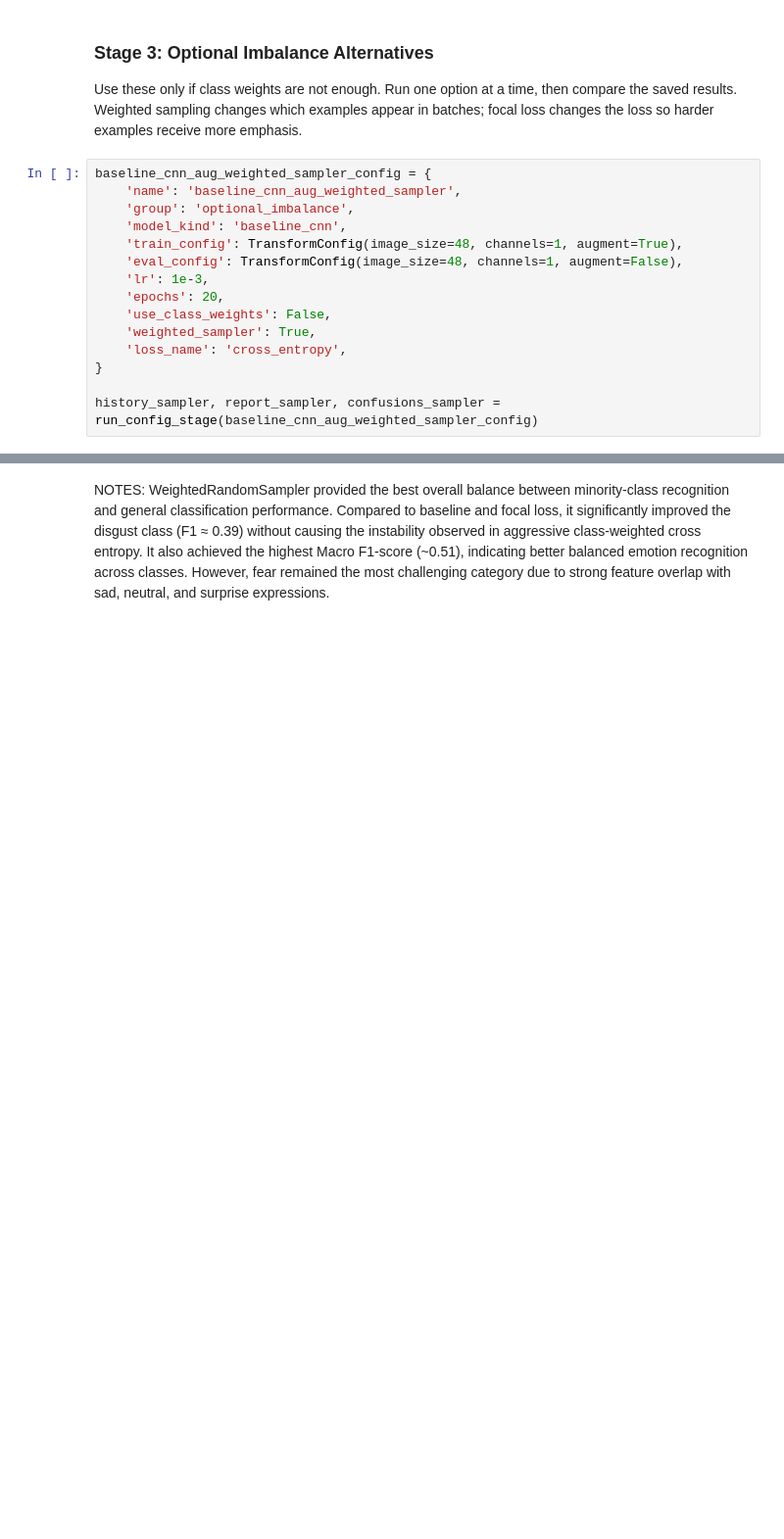
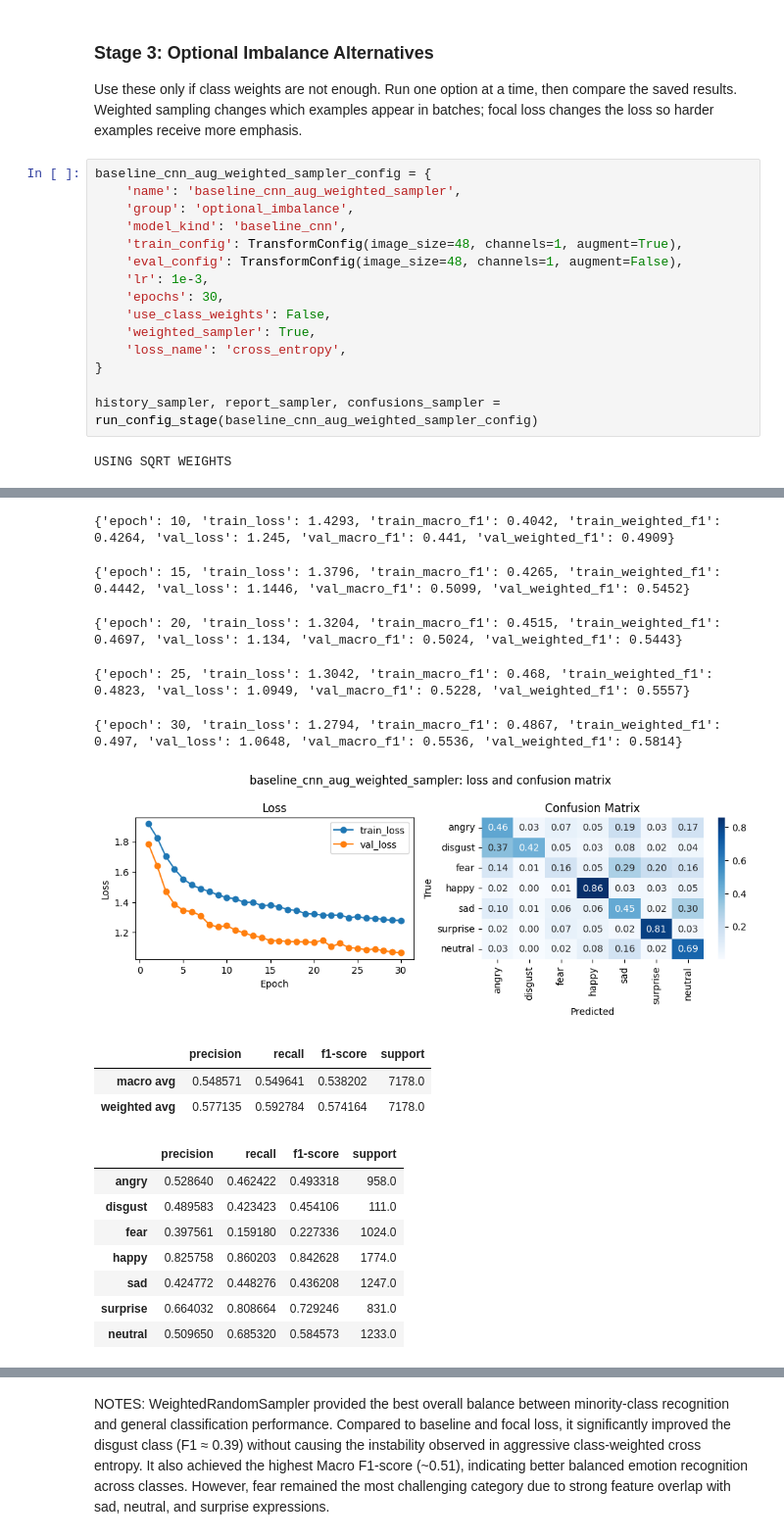
Before and after one commit to zsykk/DL-final-project, a Jupyter notebook: notebooks/02_train_experiments.ipynb, the cells around one changed output, grey strips where cells are left out. Shown at 98% size. Saved outputs shown, nothing was run; the diff lists cells and outputs as text; blank space fills up the shorter version.

```diff
--- a/notebooks/02_train_experiments.ipynb
+++ b/notebooks/02_train_experiments.ipynb
@@ -261,10 +339,12 @@ baseline_cnn_aug_weighted_sampler_config = {
     'train_config': TransformConfig(image_size=48, channels=1, augment=True),
     'eval_config': TransformConfig(image_size=48, channels=1, augment=False),
     'lr': 1e-3,
-    'epochs': 20,
+    'epochs': 30,
     'use_class_weights': False,
     'weighted_sampler': True,
     'loss_name': 'cross_entropy',
 }
 
 history_sampler, report_sampler, confusions_sampler = run_config_stage(baseline_cnn_aug_weighted_sampler_config)
+# %% [output]
+USING SQRT WEIGHTS
@@ -270,0 +352,17 @@ history_sampler, report_sampler, confusions_sampler = run_config_stage(baseline_
+{'epoch': 10, 'train_loss': 1.4293, 'train_macro_f1': 0.4042, 'train_weighted_f1': 0.4264, 'val_loss': 1.245, 'val_macro_f1': 0.441, 'val_weighted_f1': 0.4909}
+{'epoch': 15, 'train_loss': 1.3796, 'train_macro_f1': 0.4265, 'train_weighted_f1': 0.4442, 'val_loss': 1.1446, 'val_macro_f1': 0.5099, 'val_weighted_f1': 0.5452}
+{'epoch': 20, 'train_loss': 1.3204, 'train_macro_f1': 0.4515, 'train_weighted_f1': 0.4697, 'val_loss': 1.134, 'val_macro_f1': 0.5024, 'val_weighted_f1': 0.5443}
+{'epoch': 25, 'train_loss': 1.3042, 'train_macro_f1': 0.468, 'train_weighted_f1': 0.4823, 'val_loss': 1.0949, 'val_macro_f1': 0.5228, 'val_weighted_f1': 0.5557}
+{'epoch': 30, 'train_loss': 1.2794, 'train_macro_f1': 0.4867, 'train_weighted_f1': 0.497, 'val_loss': 1.0648, 'val_macro_f1': 0.5536, 'val_weighted_f1': 0.5814}
+[figure, added]
+|  | precision | recall | f1-score | support |
+| macro avg | 0.548571 | 0.549641 | 0.538202 | 7178.0 |
+| weighted avg | 0.577135 | 0.592784 | 0.574164 | 7178.0 |
+|  | precision | recall | f1-score | support |
+| angry | 0.528640 | 0.462422 | 0.493318 | 958.0 |
+| disgust | 0.489583 | 0.423423 | 0.454106 | 111.0 |
+| fear | 0.397561 | 0.159180 | 0.227336 | 1024.0 |
+| happy | 0.825758 | 0.860203 | 0.842628 | 1774.0 |
+| sad | 0.424772 | 0.448276 | 0.436208 | 1247.0 |
+| surprise | 0.664032 | 0.808664 | 0.729246 | 831.0 |
+| neutral | 0.509650 | 0.685320 | 0.584573 | 1233.0 |
```
Also changed, not shown: parts of 13 cells of this notebook.
